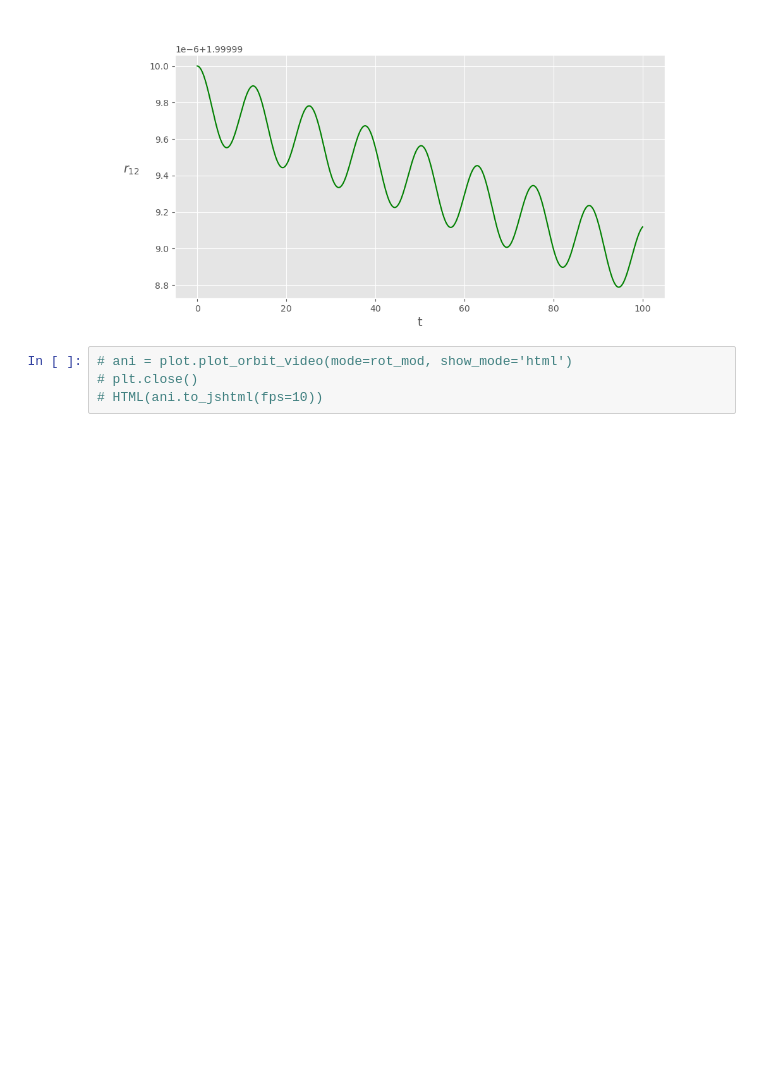
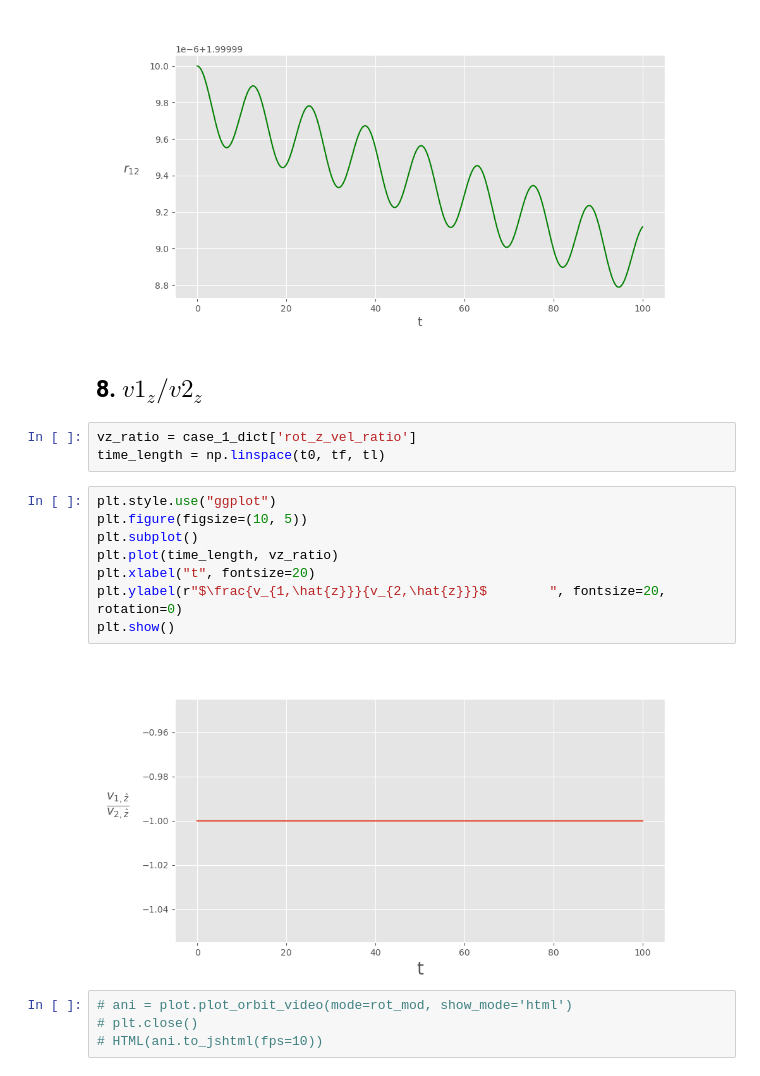
Before and after one commit to Mephisto-000/SMBBH, a Jupyter notebook: demo/circular_orbit_c0.ipynb, the cells around one changed output. Drawn from its saved outputs; the diff is of its cells as text; blank space fills up the shorter version.

```diff
--- a/demo/circular_orbit_c0.ipynb
+++ b/demo/circular_orbit_c0.ipynb
@@ -134,6 +135,21 @@ plot.plot_r12_length_per_time(mode=rot_mod)
 # %% [output]
  minimum length : 2.0
 [figure]
+# %% [markdown]
+## 8. $v1_{z}/v2_{z}$
+# %%
+vz_ratio = case_1_dict['rot_z_vel_ratio']
+time_length = np.linspace(t0, tf, tl)
+# %%
+plt.style.use("ggplot")
+plt.figure(figsize=(10, 5))
+plt.subplot()
+plt.plot(time_length, vz_ratio)
+plt.xlabel("t", fontsize=20)
+plt.ylabel(r"$\frac{v_{1,\hat{z}}}{v_{2,\hat{z}}}$        ", fontsize=20, rotation=0)
+plt.show()
+# %% [output]
+[figure, added]
 # %%
 # ani = plot.plot_orbit_video(mode=rot_mod, show_mode='html')
 # plt.close()
```
Also changed, not shown: parts of 1 cell of this notebook, 10 other files.
